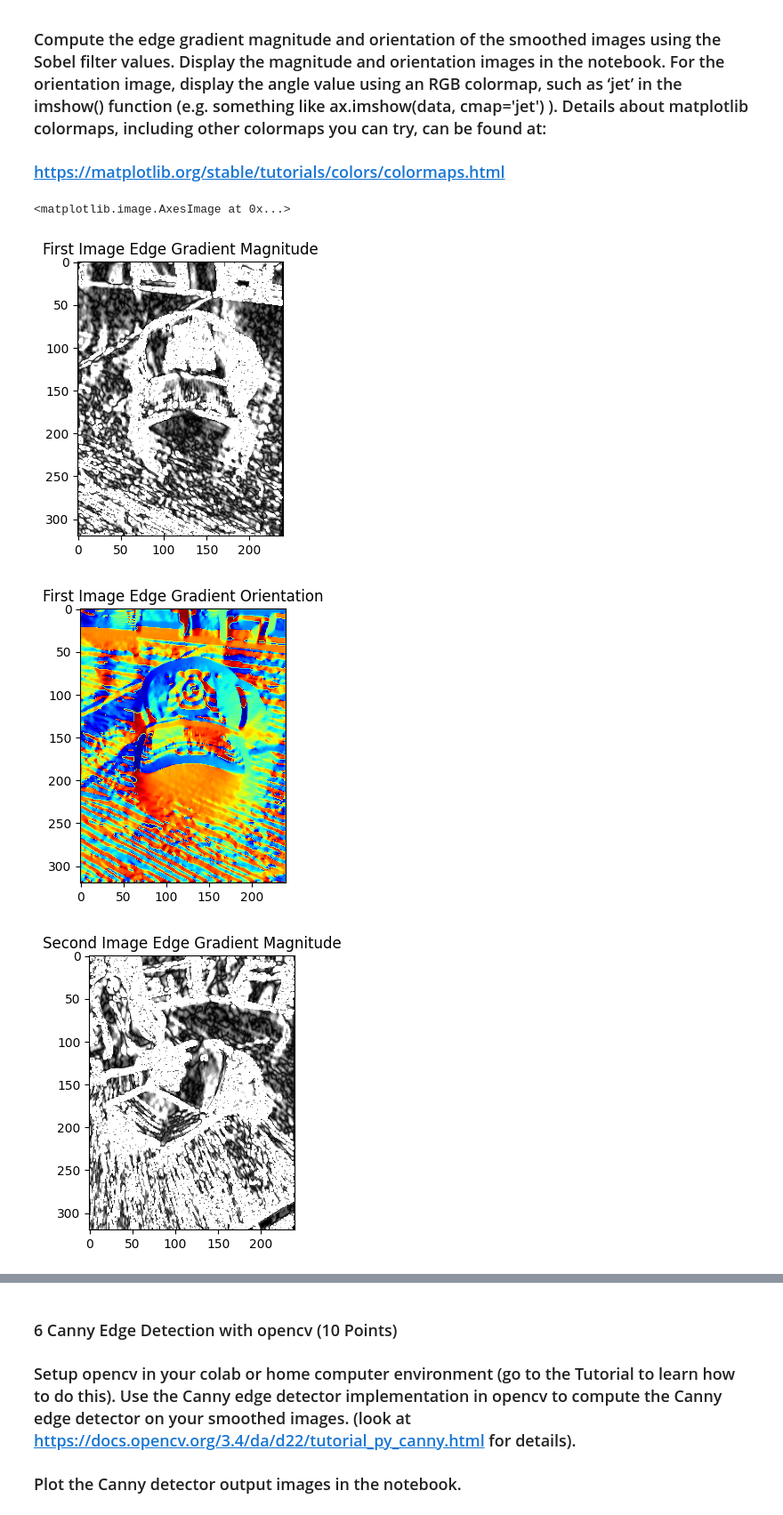
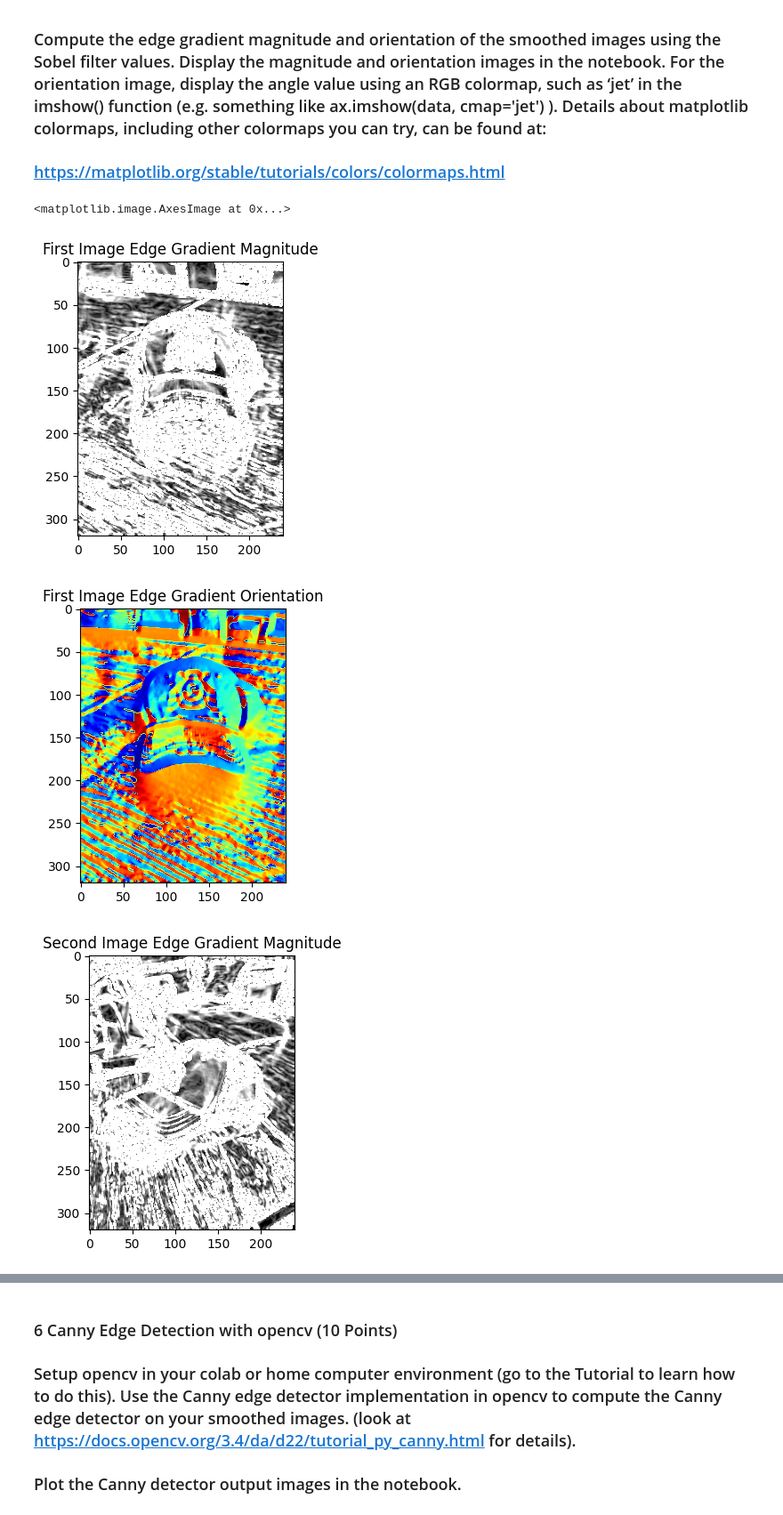
Before and after one commit to MikeRaff/ECSE_415, a Jupyter notebook: A1.ipynb, the cells around one changed output, grey strips where cells are left out. Shown at 89% size. Saved outputs shown, nothing was run; the diff lists cells and outputs as text; code cells hidden in the pictures.

```diff
--- a/A1.ipynb
+++ b/A1.ipynb
@@ -10,8 +10,8 @@ import cv2
 import numpy as np
 
 # Insert path to image
-path1 = '/Users/mike/Documents/ECSE 415/A1/1stImage.png'
-path2 = '/Users/mike/Documents/ECSE 415/A1/2ndImage.png'
+path1 = '/Users/mike/Documents/ECSE_415/A1/1stImage.png'
+path2 = '/Users/mike/Documents/ECSE_415/A1/2ndImage.png'
 
 # Load in the images
 image1 = cv2.cvtColor(cv2.imread(path1), cv2.COLOR_BGR2RGB)
@@ -119,32 +119,32 @@ plt.imshow(dy2, cmap='gray')
 ### https://matplotlib.org/stable/tutorials/colors/colormaps.html
 # %%
 # Computing edge gradient magnitude and edge gradient orientation of the smoothed images
-magnitude1 = np.sqrt((dx1**2) + (dx1**2))
+magnitude1 = np.sqrt((dx1**2) + (dy1**2))
 orientation1 = np.arctan2(dy1,dx1) * 180 / np.pi
 
-magnitude2 = np.sqrt((dx2**2) + (dx2**2))
+magnitude2 = np.sqrt((dx2**2) + (dy2**2))
 orientation2 = np.arctan2(dy2,dx2) * 180 / np.pi
 
 
 # Plotting
 plt.figure(figsize=(3,4))
 plt.title("First Image Edge Gradient Magnitude")
 plt.imshow(magnitude1, cmap='gray')
 plt.figure(figsize=(3,4))
 plt.title("First Image Edge Gradient Orientation")
 plt.imshow(orientation1, cmap='jet')
 
 plt.figure(figsize=(3,4))
 plt.title("Second Image Edge Gradient Magnitude")
 plt.imshow(magnitude2, cmap='gray')
 plt.figure(figsize=(3,4))
 plt.title("Second Image Edge Gradient Orientation")
 plt.imshow(orientation2, cmap='jet')
 # %% [output]
 <matplotlib.image.AxesImage at 0x...>
-[figure, old version]
+[figure, new version]
 [figure]
-[figure, old version]
+[figure, new version]
 [figure]
 # %% [markdown]
 ### 6 Canny Edge Detection with opencv (10 Points)
```
